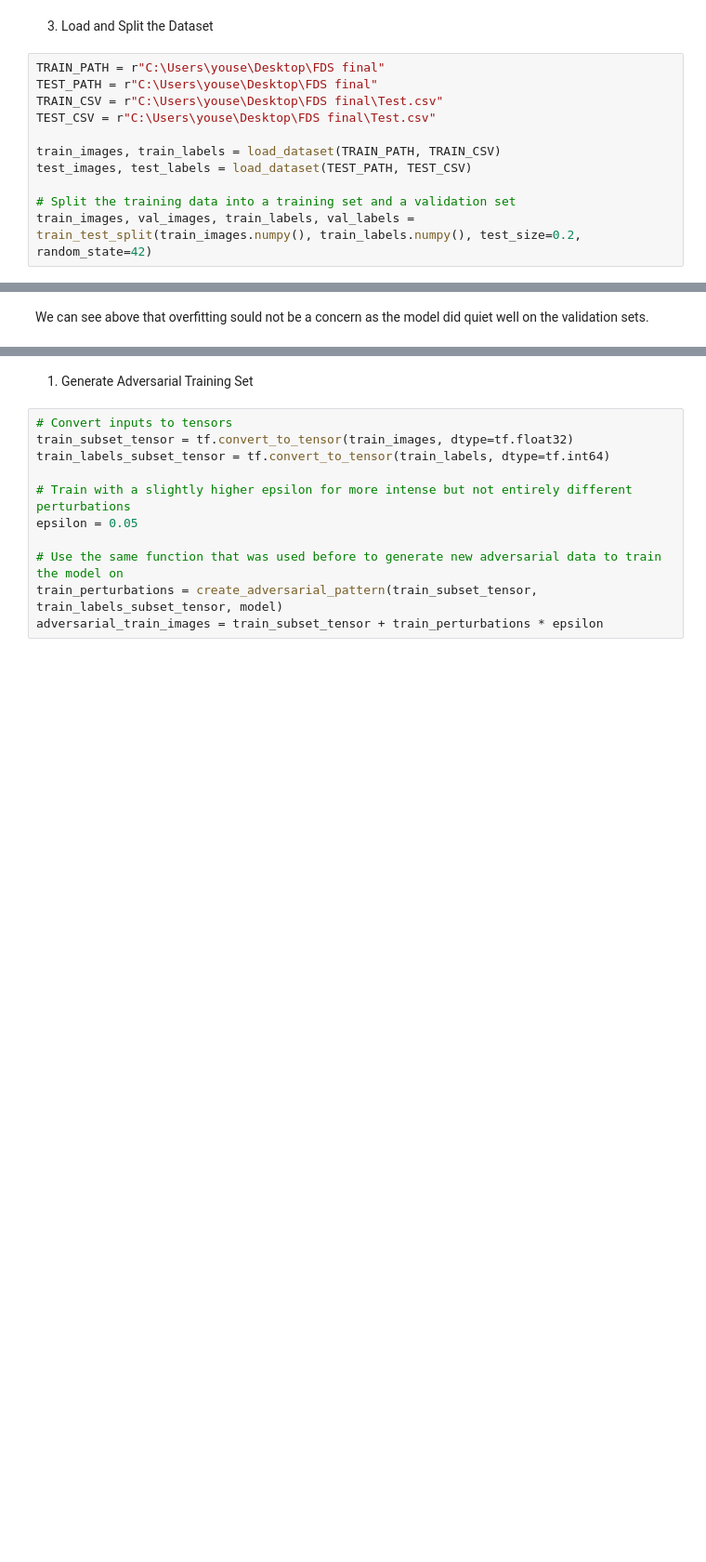
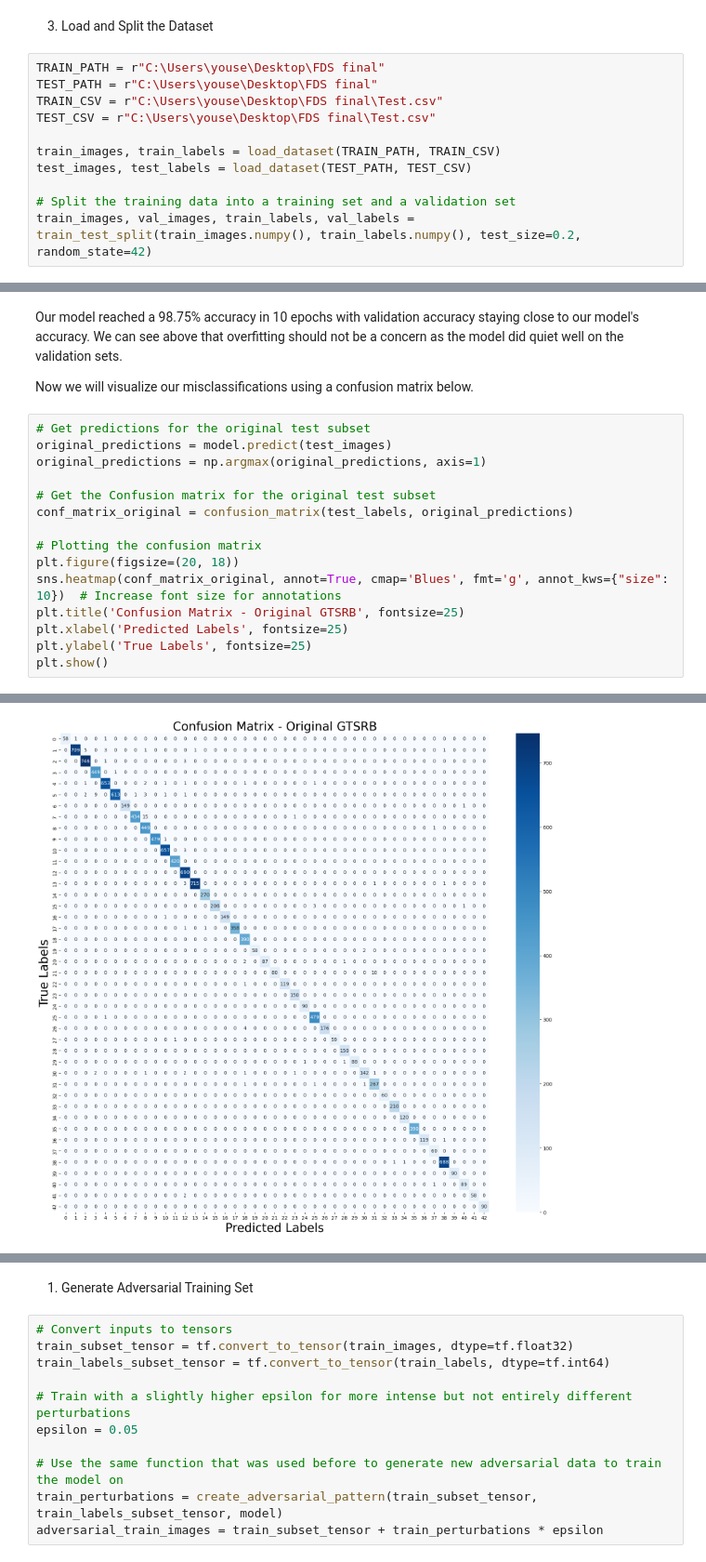
Before and after one commit to Ykanj/FDS-Final, a Jupyter notebook: Traffic_Sign_Recognition.ipynb, the cells around one changed output, grey strips where cells are left out. Shown: that part at 93% size. Drawn from its saved outputs; the diff is of its cells as text; blank space fills up the shorter version.

```diff
--- a/Traffic_Sign_Recognition.ipynb
+++ b/Traffic_Sign_Recognition.ipynb
@@ -122,2 +143,20 @@ Epoch 10/10
 # %% [markdown]
-We can see above that overfitting sould not be a concern as the model did quiet well on the validation sets.
+Our model reached a 98.75% accuracy in 10 epochs with validation accuracy staying close to our model's accuracy. We can see above that overfitting should not be a concern as the model did quiet well on the validation sets.
+
+Now we will visualize our misclassifications using a confusion matrix below.
+# %%
+# Get predictions for the original test subset
+original_predictions = model.predict(test_images)
+original_predictions = np.argmax(original_predictions, axis=1)
+
+# Get the Confusion matrix for the original test subset
+conf_matrix_original = confusion_matrix(test_labels, original_predictions)
+
+# Plotting the confusion matrix
+plt.figure(figsize=(20, 18))
+sns.heatmap(conf_matrix_original, annot=True, cmap='Blues', fmt='g', annot_kws={"size": 10})  # Increase font size for annotations
+plt.title('Confusion Matrix - Original GTSRB', fontsize=25)
+plt.xlabel('Predicted Labels', fontsize=25)
+plt.ylabel('True Labels', fontsize=25)
+plt.show()
+# %% [output]
@@ -124,3 +164,4 @@ We can see above that overfitting sould not be a concern as the model did quiet
+[figure, added]
 # %% [markdown]
 6. Create Adversarial Examples Using FGSM
 
```
Also changed, not shown: parts of 35 cells of this notebook.
